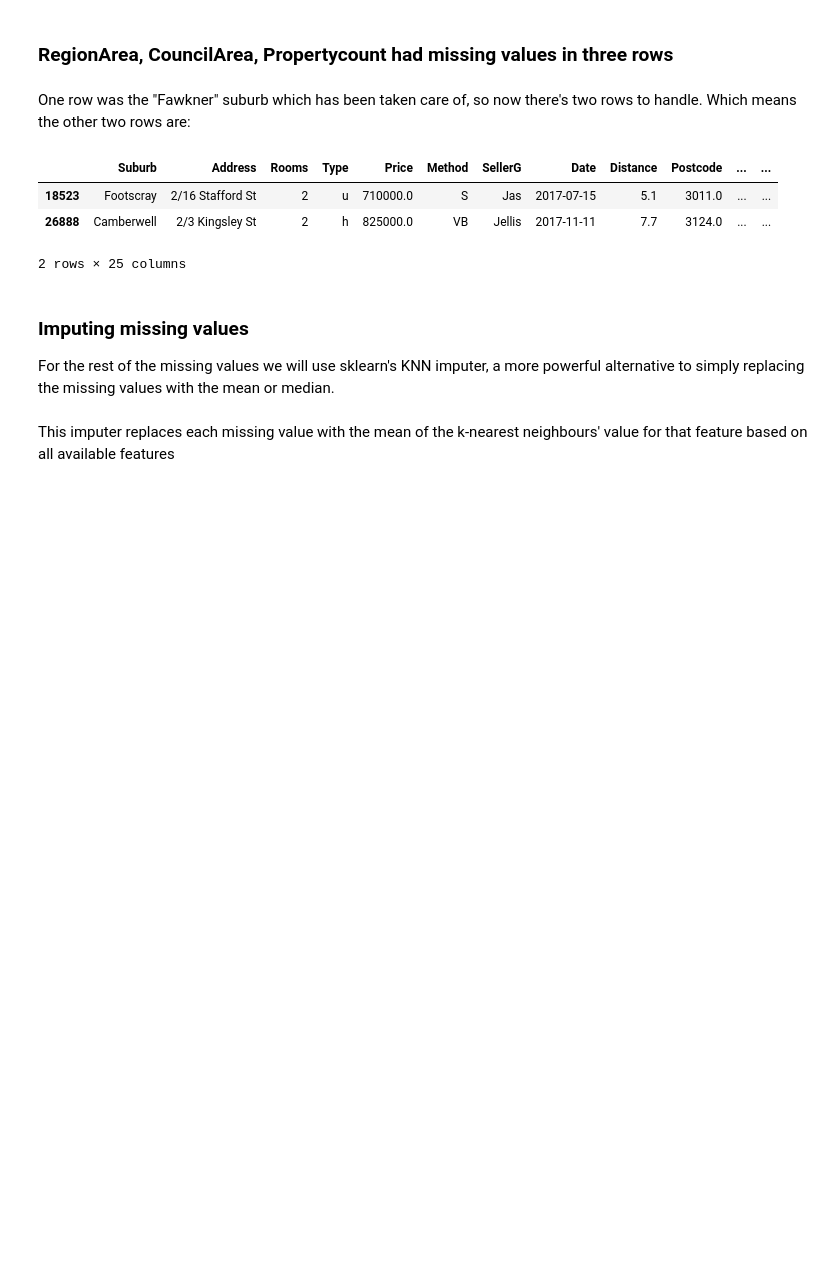
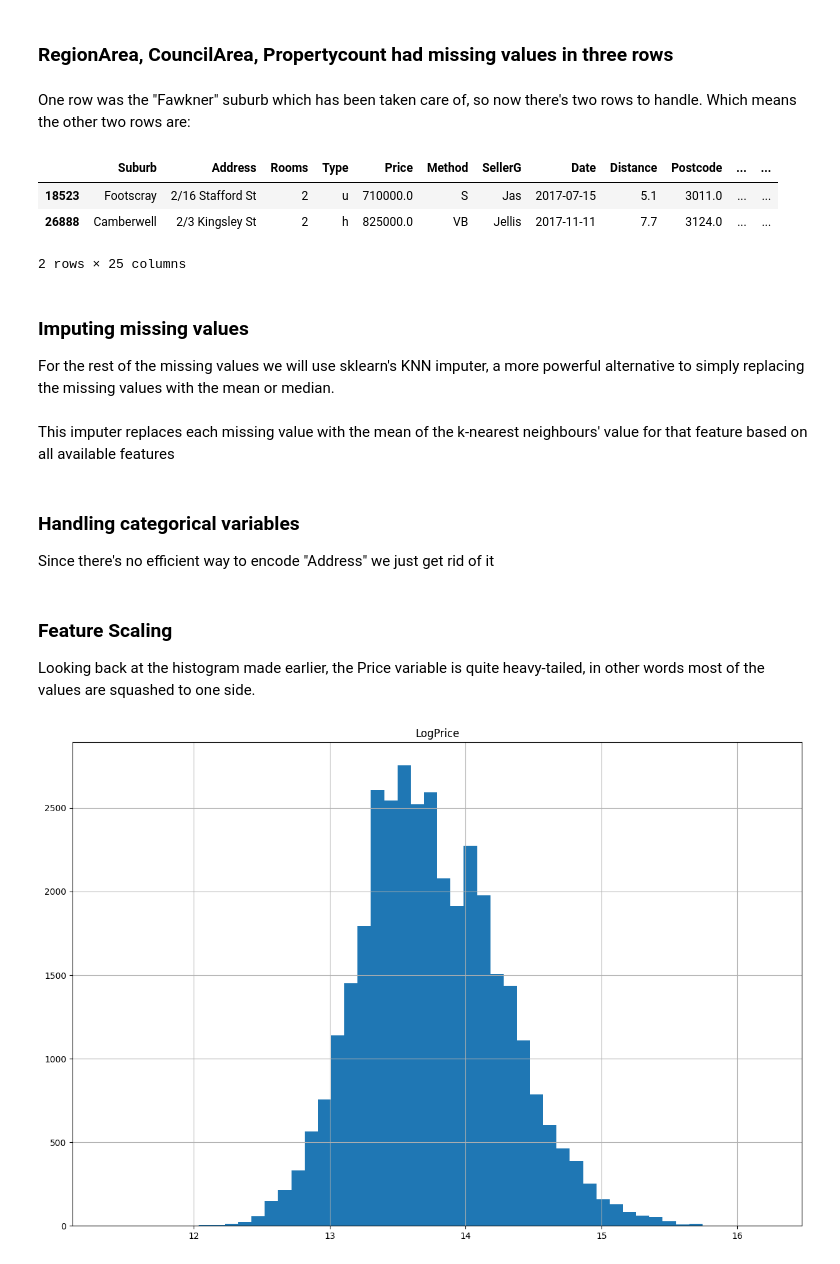
Before and after one commit to Noha-Jung3/Melbourne-Housing-Price-Prediction, a Jupyter notebook: EDA and Predictions.ipynb, the cells around one changed output. Drawn from its saved outputs; the diff is of its cells as text; code cells hidden in the pictures; blank space fills up the shorter version.

Commit message:
feature scaling, visualisation

```diff
--- a/EDA and Predictions.ipynb
+++ b/EDA and Predictions.ipynb
@@ -405,3 +407,30 @@ This imputer replaces each missing value with the mean of the k-nearest neighbou
 # %%
 imputer = KNNImputer(n_neighbors=5)
 housing[num_cols] = imputer.fit_transform(housing[num_cols])
+# %% [markdown]
+### **Handling categorical variables**
+
+Since there's no efficient way to encode "Address" we just get rid of it
+# %%
+for col in cat_cols:
+    le = LabelEncoder()
+    housing[col] = le.fit_transform(housing[col])
+# %% [markdown]
+### **Feature Scaling**
+
+Looking back at the histogram made earlier, the Price variable is quite heavy-tailed, in other words most of the values are squashed to one side.
+# %%
+# we do a log transformation first, to prevent the few very large numbers from dominating
+
+housing["LogPrice"] = np.log1p(housing["Price"])
+
+scaler = StandardScaler()
+
+housing["LogPriceScaled"] = scaler.fit_transform(
+    housing[["LogPrice"]]
+).ravel()
+# %%
+housing.hist(["LogPrice"],bins = 50, figsize=(15,10))
+plt.show()
+# %% [output]
+[figure, added]
```
Also changed, not shown: parts of 8 cells of this notebook.
